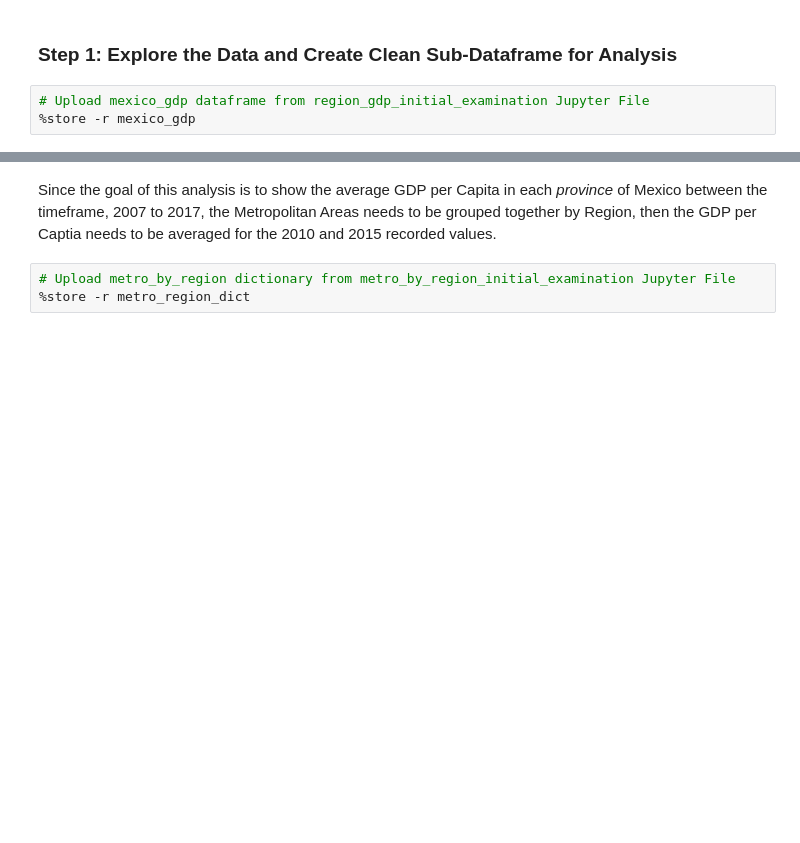
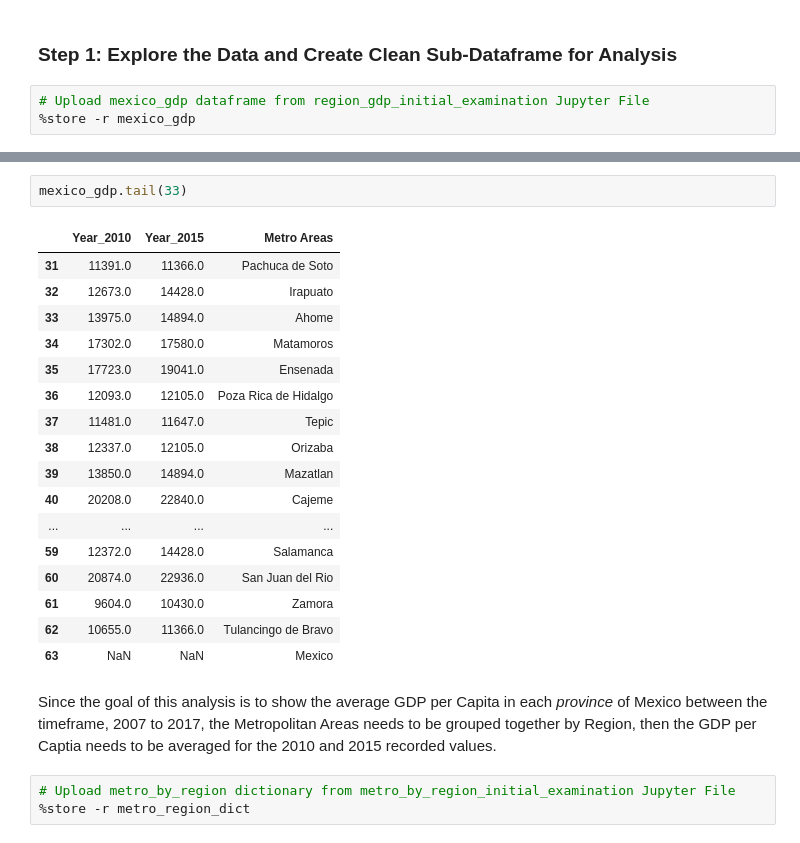
Before and after one commit to EmSchoof/AdolescentMaternalMortality, a Jupyter notebook: mexico_gdp/sample_region_gdp_analysis.ipynb, the cells around one changed output, grey strips where cells are left out. Saved outputs shown, nothing was run; the diff lists cells and outputs as text; blank space fills up the shorter version.

```diff
--- a/mexico_gdp/sample_region_gdp_analysis.ipynb
+++ b/mexico_gdp/sample_region_gdp_analysis.ipynb
@@ -55,3 +55,23 @@ mexico_gdp
+# %%
+mexico_gdp.tail(33)
+# %% [output]
+|  | Year_2010 | Year_2015 | Metro Areas |
+| 31 | 11391.0 | 11366.0 | Pachuca de Soto |
+| 32 | 12673.0 | 14428.0 | Irapuato |
+| 33 | 13975.0 | 14894.0 | Ahome |
+| 34 | 17302.0 | 17580.0 | Matamoros |
+| 35 | 17723.0 | 19041.0 | Ensenada |
+| 36 | 12093.0 | 12105.0 | Poza Rica de Hidalgo |
+| 37 | 11481.0 | 11647.0 | Tepic |
+| 38 | 12337.0 | 12105.0 | Orizaba |
+| 39 | 13850.0 | 14894.0 | Mazatlan |
+| 40 | 20208.0 | 22840.0 | Cajeme |
+| ... | ... | ... | ... |
+| 59 | 12372.0 | 14428.0 | Salamanca |
+| 60 | 20874.0 | 22936.0 | San Juan del Rio |
+| 61 | 9604.0 | 10430.0 | Zamora |
+| 62 | 10655.0 | 11366.0 | Tulancingo de Bravo |
+| 63 | NaN | NaN | Mexico |
 # %% [markdown]
 Since the goal of this analysis is to show the average GDP per Capita in each *province* of Mexico between the timeframe, 2007 to 2017, the Metropolitan Areas needs to be grouped together by Region, then the GDP per Captia needs to be averaged for the 2010 and 2015 recorded values.
 # %%
```
Also changed, not shown: parts of 3 cells of this notebook, 11 other files.
